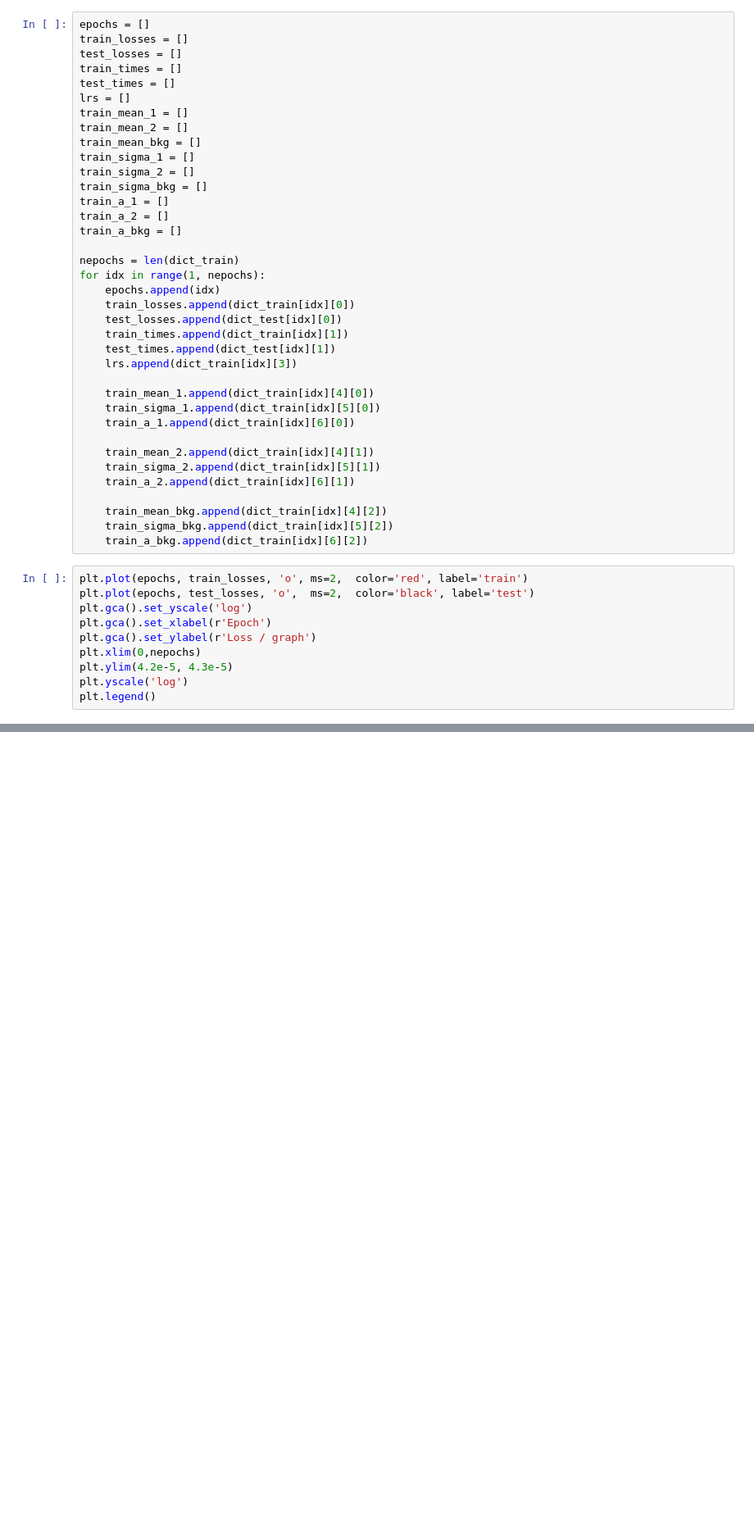
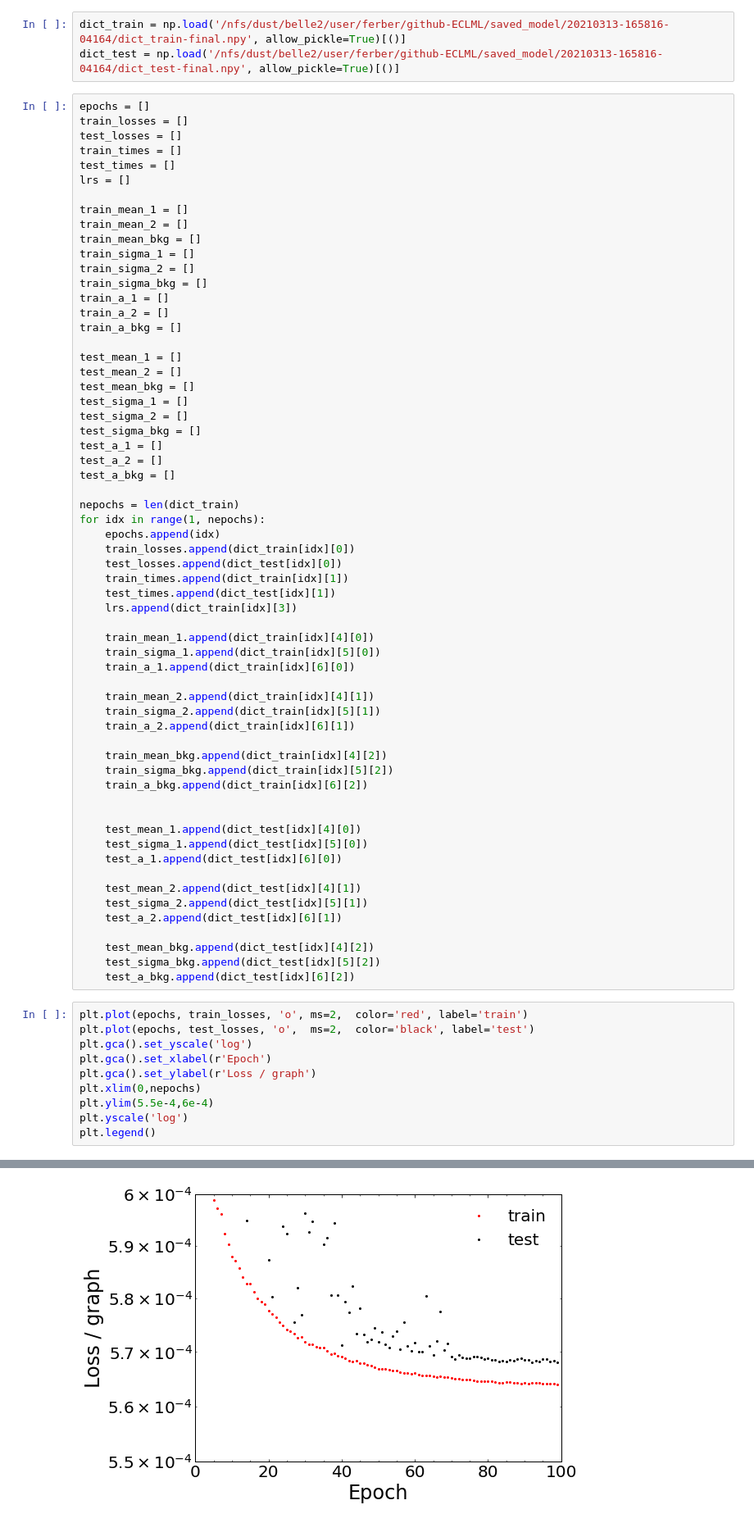
Before and after one commit to tferber/ECLML, a Jupyter notebook: scripts/plot_losses.ipynb, the cells around one changed output, grey strips where cells are left out. Shown at 82% size. Saved outputs shown, nothing was run; the diff lists cells and outputs as text; blank space fills up the shorter version.

```diff
--- a/scripts/plot_losses.ipynb
+++ b/scripts/plot_losses.ipynb
@@ -8,3 +5,6 @@ dict_test = np.load('')
+# %%
+dict_train = np.load('/nfs/dust/belle2/user/ferber/github-ECLML/saved_model/20210313-165816-04164/dict_train-final.npy', allow_pickle=True)[()]
+dict_test = np.load('/nfs/dust/belle2/user/ferber/github-ECLML/saved_model/20210313-165816-04164/dict_test-final.npy', allow_pickle=True)[()]
 # %%
 epochs = []
 train_losses = []
@@ -12,6 +12,7 @@ test_losses = []
 train_times = []
 test_times = []
 lrs = []
+
 train_mean_1 = []
 train_mean_2 = []
 train_mean_bkg = []
@@ -21,6 +22,16 @@ train_sigma_bkg = []
 train_a_1 = []
 train_a_2 = []
 train_a_bkg = []
+
+test_mean_1 = []
+test_mean_2 = []
+test_mean_bkg = []
+test_sigma_1 = []
+test_sigma_2 = []
+test_sigma_bkg = []
+test_a_1 = []
+test_a_2 = []
+test_a_bkg = []
 
 nepochs = len(dict_train)
 for idx in range(1, nepochs):
@@ -42,6 +53,19 @@ for idx in range(1, nepochs):
     train_mean_bkg.append(dict_train[idx][4][2])
     train_sigma_bkg.append(dict_train[idx][5][2])
     train_a_bkg.append(dict_train[idx][6][2])
+
+
+    test_mean_1.append(dict_test[idx][4][0])
+    test_sigma_1.append(dict_test[idx][5][0])
+    test_a_1.append(dict_test[idx][6][0])
+
+    test_mean_2.append(dict_test[idx][4][1])
+    test_sigma_2.append(dict_test[idx][5][1])
+    test_a_2.append(dict_test[idx][6][1])
+
+    test_mean_bkg.append(dict_test[idx][4][2])
+    test_sigma_bkg.append(dict_test[idx][5][2])
+    test_a_bkg.append(dict_test[idx][6][2])
 # %%
 plt.plot(epochs, train_losses, 'o', ms=2,  color='red', label='train')
 plt.plot(epochs, test_losses, 'o',  ms=2,  color='black', label='test')
@@ -49,6 +73,7 @@ plt.gca().set_yscale('log')
 plt.gca().set_xlabel(r'Epoch')
 plt.gca().set_ylabel(r'Loss / graph')
 plt.xlim(0,nepochs)
-plt.ylim(4.2e-5, 4.3e-5)
+plt.ylim(5.5e-4,6e-4)
 plt.yscale('log')
 plt.legend()
+# %% [output]
@@ -55,3 +81,4 @@ plt.legend()
+[figure, added]
 # %%
 plt.plot(epochs, lrs, 'o', ms=2, color='black')
 plt.gca().set_xlabel(r'Epoch')
```
Also changed, not shown: parts of 7 cells of this notebook, 11 other files.
